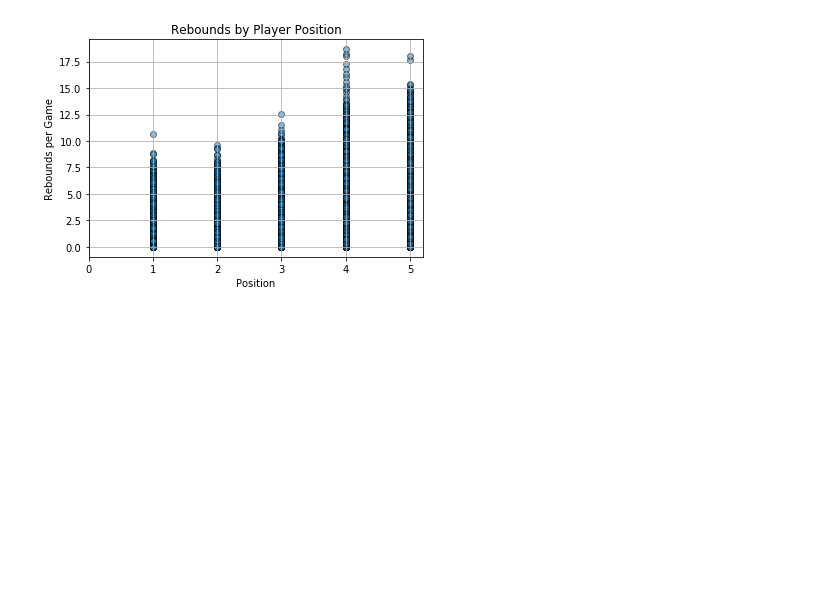
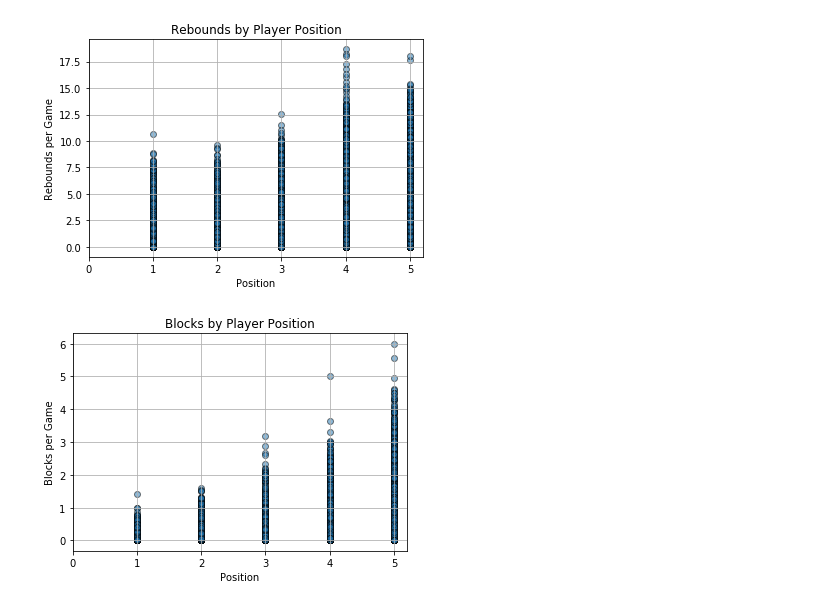
Before and after one commit to hayden4davey/hoops-machine, a Jupyter notebook: visuals.ipynb, the cells around one changed output. Drawn from its saved outputs; the diff is of its cells as text; code cells hidden in the pictures; blank space fills up the shorter version.

```diff
--- a/visuals.ipynb
+++ b/visuals.ipynb
@@ -73,3 +73,14 @@ plt.xticks(np.arange(0, 6, step=1))
 plt.savefig('static/images/RebVis.png')
 # %% [output]
 [figure]
+# %%
+plt.scatter(bb_df['Pos'], bb_df['BLK'], edgecolors='black', alpha=0.5)
+plt.grid(axis='both', which='major')
+plt.title('Blocks by Player Position')
+plt.xlabel('Position')
+plt.ylabel('Blocks per Game')
+plt.xticks(np.arange(0, 6, step=1))
+
+plt.savefig('static/images/BlkVis.png')
+# %% [output]
+[figure, added]
```
Also changed, not shown: 8 other files.
